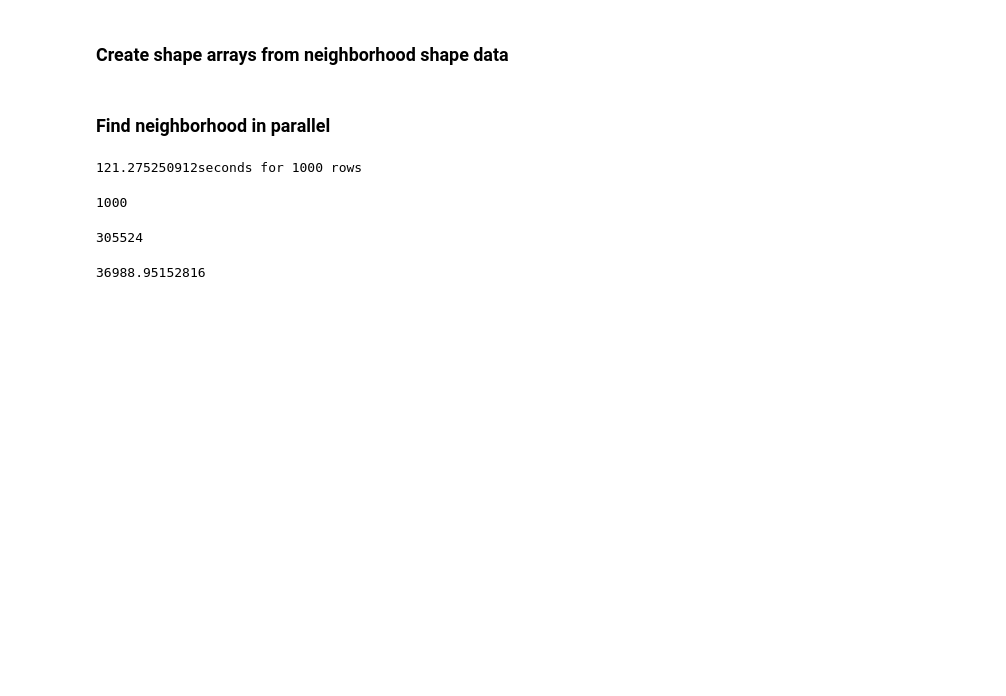
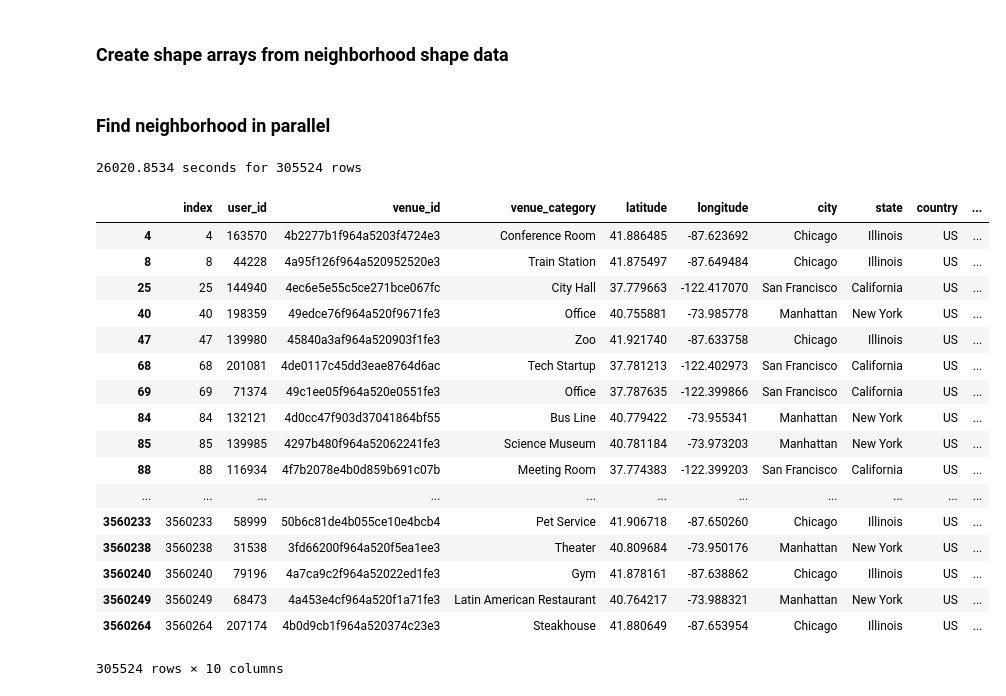
Before and after one commit to gotjennie/foursquaredataproject, a Jupyter notebook: neighborhood-calculations.ipynb, the cells around one changed output. Drawn from its saved outputs; the diff is of its cells as text; code cells hidden in the pictures; blank space fills up the shorter version.

```diff
--- a/neighborhood-calculations.ipynb
+++ b/neighborhood-calculations.ipynb
@@ -173,7 +173,7 @@ def get_neighborhood(row):
     return None
 # %%
 # format data for input
-data = zip(checkin_by_user['latitude'], checkin_by_user['longitude'], checkin_by_user['city'])[0:1000]
+data = zip(checkin_by_user['latitude'], checkin_by_user['longitude'], checkin_by_user['city'])
 
 # run code in parallel
 t0 = time.time()
@@ -185,16 +185,26 @@ t1 = time.time()
 # time code
 print str(t1 - t0) + ' seconds for ' + str(len(data)) + ' rows'
 # %% [output]
-121.275250912seconds for 1000 rows
+26020.8534 seconds for 305524 rows
-# %%
-len(r)
-# %% [output]
-1000
-# %%
-len(zip(checkin_by_user['latitude'], checkin_by_user['longitude'], checkin_by_user['city']))
-# %% [output]
-305524
-# %%
-(305524 / 1000) * 121.275250912
-# %% [output]
-36988.95152816
+# %%
+checkin_by_user['neighborhood'] = r
+checkin_by_user
+# %% [output]
+|  | index | user_id | venue_id | venue_category | latitude | longitude | city | state | country | ... |
+| 4 | 4 | 163570 | 4b2277b1f964a5203f4724e3 | Conference Room | 41.886485 | -87.623692 | Chicago | Illinois | US | ... |
+| 8 | 8 | 44228 | 4a95f126f964a520952520e3 | Train Station | 41.875497 | -87.649484 | Chicago | Illinois | US | ... |
+| 25 | 25 | 144940 | 4ec6e5e55c5ce271bce067fc | City Hall | 37.779663 | -122.417070 | San Francisco | California | US | ... |
+| 40 | 40 | 198359 | 49edce76f964a520f9671fe3 | Office | 40.755881 | -73.985778 | Manhattan | New York | US | ... |
+| 47 | 47 | 139980 | 45840a3af964a520903f1fe3 | Zoo | 41.921740 | -87.633758 | Chicago | Illinois | US | ... |
+| 68 | 68 | 201081 | 4de0117c45dd3eae8764d6ac | Tech Startup | 37.781213 | -122.402973 | San Francisco | California | US | ... |
+| 69 | 69 | 71374 | 49c1ee05f964a520e0551fe3 | Office | 37.787635 | -122.399866 | San Francisco | California | US | ... |
+| 84 | 84 | 132121 | 4d0cc47f903d37041864bf55 | Bus Line | 40.779422 | -73.955341 | Manhattan | New York | US | ... |
+| 85 | 85 | 139985 | 4297b480f964a52062241fe3 | Science Museum | 40.781184 | -73.973203 | Manhattan | New York | US | ... |
+| 88 | 88 | 116934 | 4f7b2078e4b0d859b691c07b | Meeting Room | 37.774383 | -122.399203 | San Francisco | California | US | ... |
+| ... | ... | ... | ... | ... | ... | ... | ... | ... | ... | ... |
+| 3560233 | 3560233 | 58999 | 50b6c81de4b055ce10e4bcb4 | Pet Service | 41.906718 | -87.650260 | Chicago | Illinois | US | ... |
+| 3560238 | 3560238 | 31538 | 3fd66200f964a520f5ea1ee3 | Theater | 40.809684 | -73.950176 | Manhattan | New York | US | ... |
+| 3560240 | 3560240 | 79196 | 4a7ca9c2f964a52022ed1fe3 | Gym | 41.878161 | -87.638862 | Chicago | Illinois | US | ... |
+| 3560249 | 3560249 | 68473 | 4a453e4cf964a520f1a71fe3 | Latin American Restaurant | 40.764217 | -73.988321 | Manhattan | New York | US | ... |
+| 3560264 | 3560264 | 207174 | 4b0d9cb1f964a520374c23e3 | Steakhouse | 41.880649 | -87.653954 | Chicago | Illinois | US | ... |
+305524 rows × 10 columns
```
Also changed, not shown: parts of 1 cell of this notebook, 1 other file.
